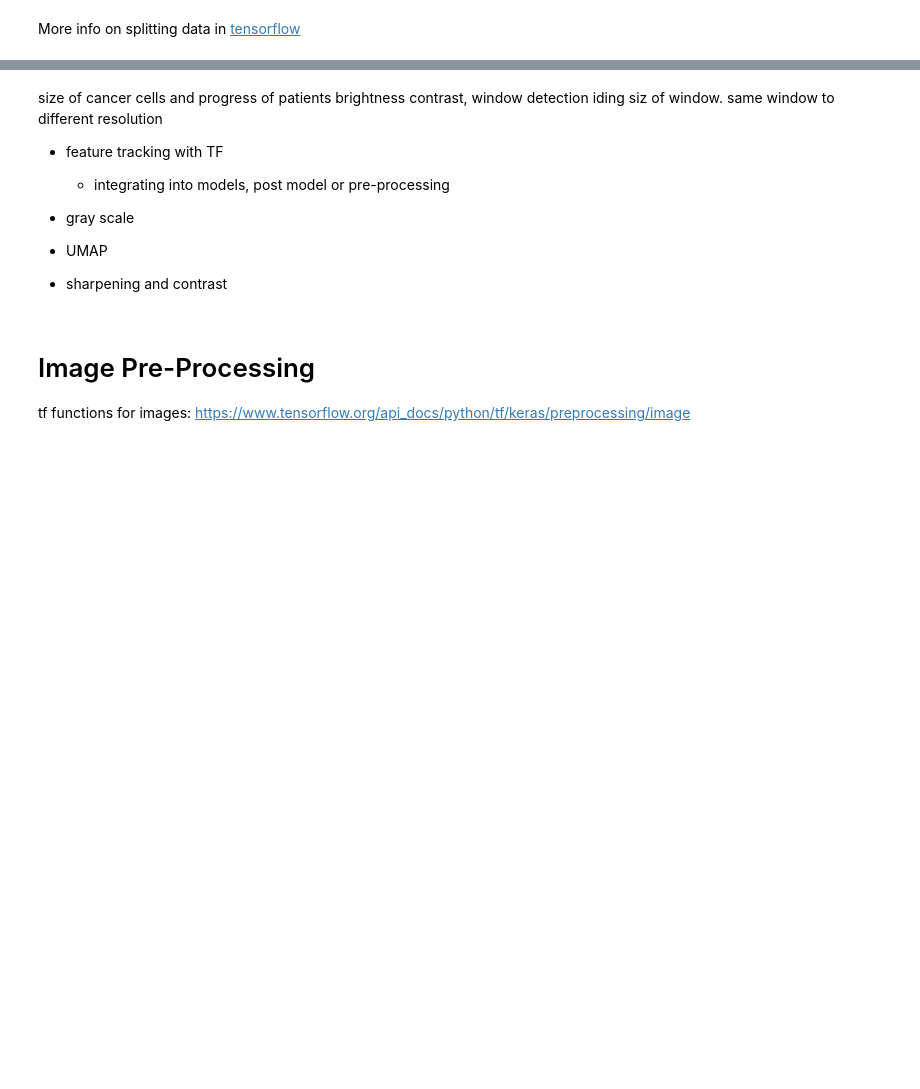
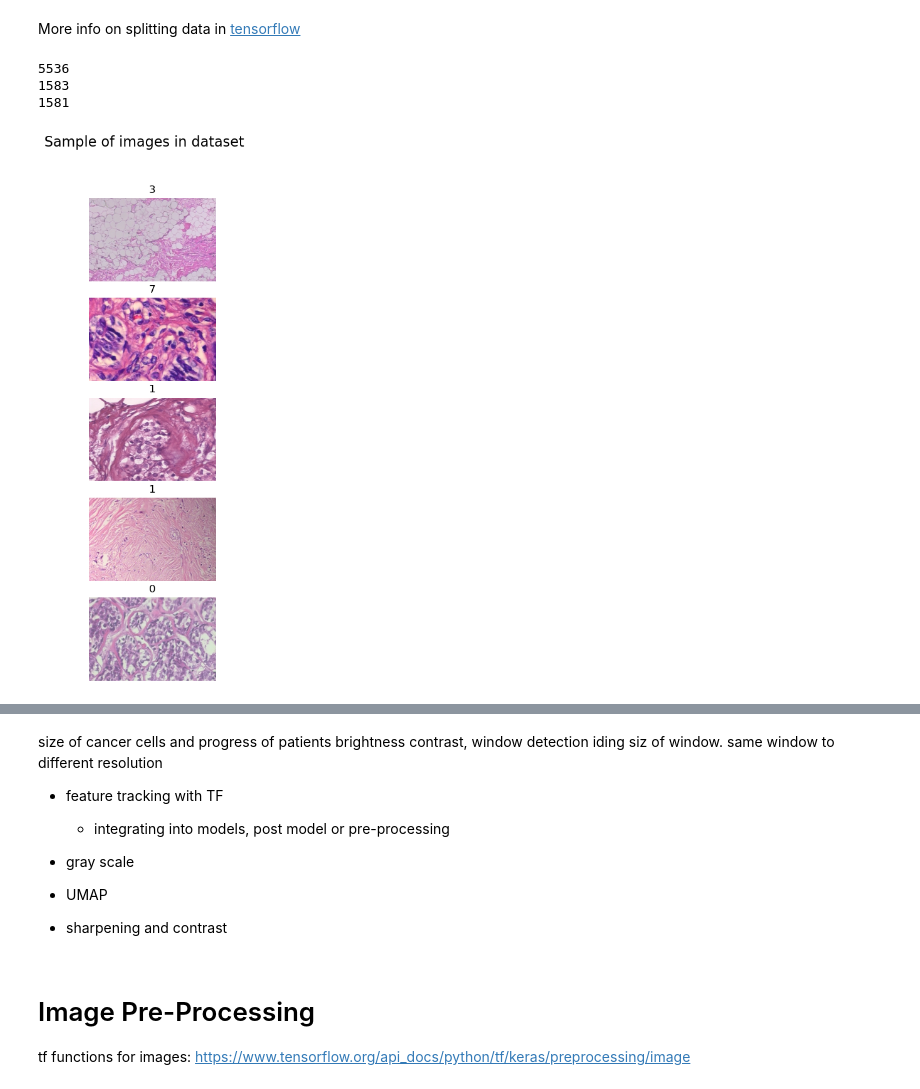
Before and after one commit to leen01/breast-tumor-classification, a Jupyter notebook: notebooks/Nick_Lee_Baseline_Models.ipynb, the cells around one changed output, grey strips where cells are left out. Drawn from its saved outputs; the diff is of its cells as text; code cells hidden in the pictures; blank space fills up the shorter version.

```diff
--- a/notebooks/Nick_Lee_Baseline_Models.ipynb
+++ b/notebooks/Nick_Lee_Baseline_Models.ipynb
@@ -495,7 +499,15 @@ val_size = int(0.10 * DATASET_SIZE)
 test_size = int(0.20 * DATASET_SIZE)
 
 ds = ds.shuffle(buffer_size= DATASET_SIZE)
-train_dataset = ds.take(train_size)
-test_dataset = ds.skip(train_size)
-val_dataset = test_dataset.skip(val_size)
-test_dataset = test_dataset.take(test_size)
+train_ds = ds.take(train_size)
+test_ds = ds.skip(train_size)
+val_ds = test_ds.skip(val_size)
+test_ds = test_ds.take(test_size)
+
+print(tf.data.experimental.cardinality(train_ds).numpy())
+print(tf.data.experimental.cardinality(val_ds).numpy())
+print(tf.data.experimental.cardinality(test_ds).numpy())
+# %% [output]
+5536
+1583
+1581
@@ -506,0 +514,16 @@ from tensorflow.keras import layers
+# %%
+AUTOTUNE = tf.data.AUTOTUNE
+train_ds = train_ds.cache().prefetch(buffer_size=AUTOTUNE)
+val_ds = val_ds.cache().prefetch(buffer_size=AUTOTUNE)
+
+# Set `num_parallel_calls` so multiple images are loaded/processed in parallel.
+train_ds = train_ds.map(read_image, num_parallel_calls=AUTOTUNE)
+
+test_ds = test_ds.map(read_image,  num_parallel_calls=AUTOTUNE)
+
+val_ds = val_ds.map(read_image,  num_parallel_calls=AUTOTUNE)
+# %%
+train_sample = create_image_set(train_ds, 5)
+plot_images(train_sample, nrows=len(train_sample))
+# %% [output]
+[figure, added]
```
Also changed, not shown: parts of 45 cells of this notebook.
